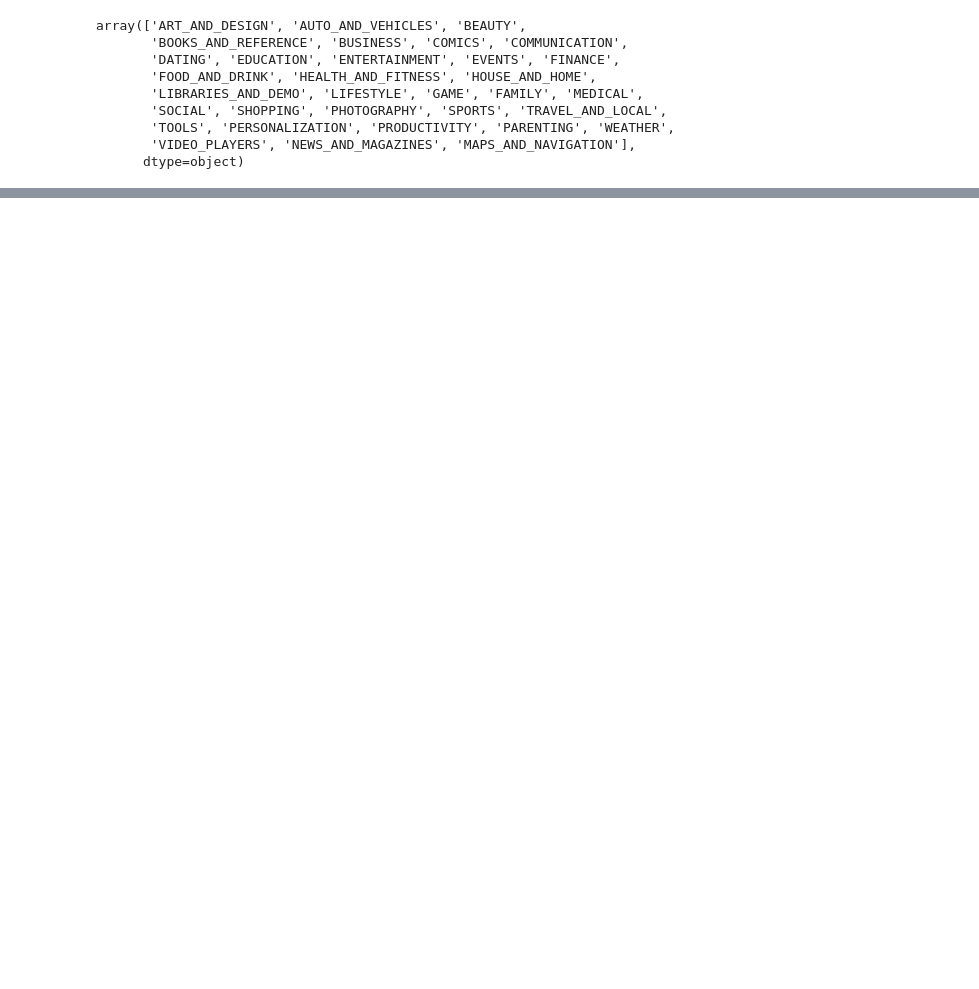
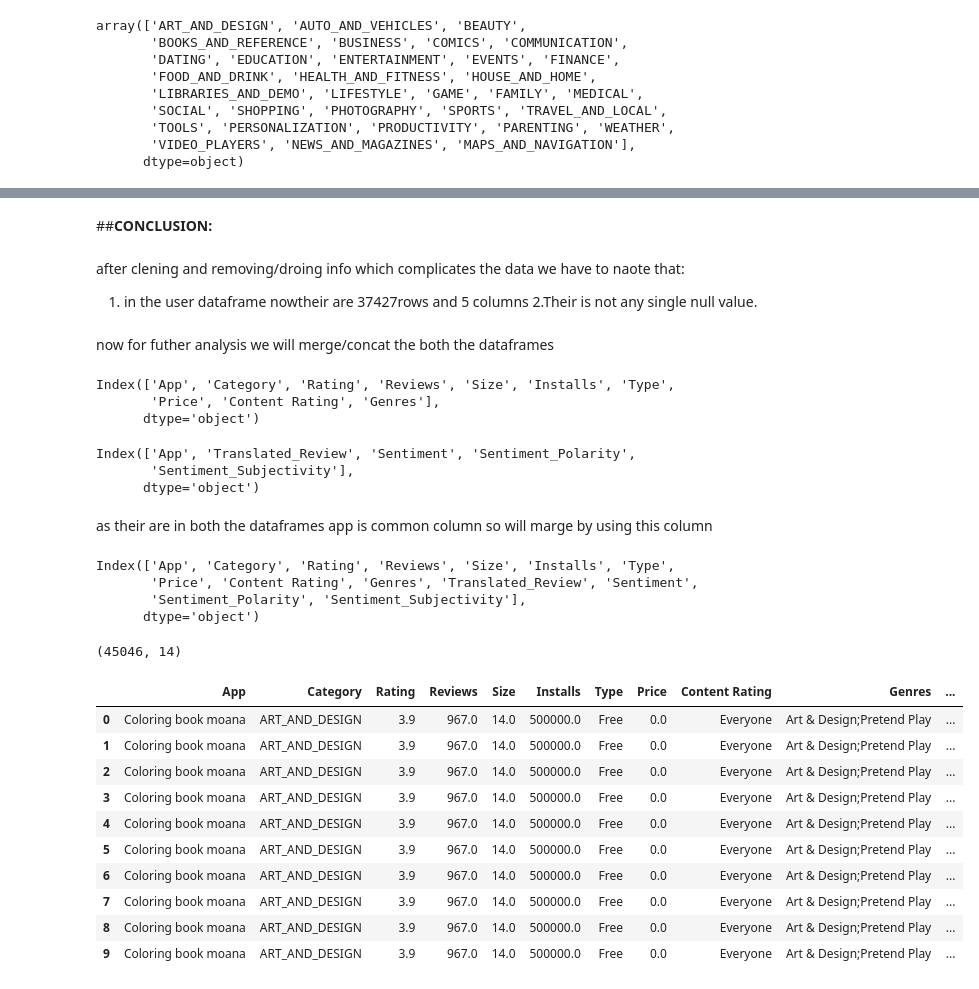
Before and after one commit to PatilTruptiU/EDA-PROJECT---Play-store-Analysis-, a Jupyter notebook: play_store_data_and_user_reviews_analysis_EDA_.ipynb, the cells around one changed output, grey strips where cells are left out. Saved outputs shown, nothing was run; the diff lists cells and outputs as text; code cells hidden in the pictures; blank space fills up the shorter version.

```diff
--- a/play_store_data_and_user_reviews_analysis_EDA_.ipynb
+++ b/play_store_data_and_user_reviews_analysis_EDA_.ipynb
@@ -405,0 +421,2 @@ p_df['Reviews']=p_df['Reviews'].apply(change_int)
+# %%
+u_df2 = user_review_df
@@ -405,0 +527,23 @@ p_df['Reviews']=p_df['Reviews'].apply(change_int)
+# %% [markdown]
+##**CONCLUSION:**
+# %% [markdown]
+after clening and removing/droing info which complicates the data we have to naote that:
+
+  1. in the user dataframe nowtheir are 37427rows and 5 columns
+  2.Their is not any single null value.
+# %% [markdown]
+now for futher analysis we will merge/concat the both the dataframes
+# %%
+p_df.columns
+# %% [output]
+Index(['App', 'Category', 'Rating', 'Reviews', 'Size', 'Installs', 'Type',
+       'Price', 'Content Rating', 'Genres'],
+      dtype='object')
+# %%
+u_df.columns
+# %% [output]
+Index(['App', 'Translated_Review', 'Sentiment', 'Sentiment_Polarity',
+       'Sentiment_Subjectivity'],
+      dtype='object')
+# %% [markdown]
+as their are in both the dataframes app is common column so will marge by using this column
@@ -405,0 +552,25 @@ p_df['Reviews']=p_df['Reviews'].apply(change_int)
+# %%
+df.columns
+# %% [output]
+Index(['App', 'Category', 'Rating', 'Reviews', 'Size', 'Installs', 'Type',
+       'Price', 'Content Rating', 'Genres', 'Translated_Review', 'Sentiment',
+       'Sentiment_Polarity', 'Sentiment_Subjectivity'],
+      dtype='object')
+# %%
+df.shape
+# %% [output]
+(45046, 14)
+# %%
+df.head(10)
+# %% [output]
+|  | App | Category | Rating | Reviews | Size | Installs | Type | Price | Content Rating | Genres | ... |
+| 0 | Coloring book moana | ART_AND_DESIGN | 3.9 | 967.0 | 14.0 | 500000.0 | Free | 0.0 | Everyone | Art & Design;Pretend Play | ... |
+| 1 | Coloring book moana | ART_AND_DESIGN | 3.9 | 967.0 | 14.0 | 500000.0 | Free | 0.0 | Everyone | Art & Design;Pretend Play | ... |
+| 2 | Coloring book moana | ART_AND_DESIGN | 3.9 | 967.0 | 14.0 | 500000.0 | Free | 0.0 | Everyone | Art & Design;Pretend Play | ... |
+| 3 | Coloring book moana | ART_AND_DESIGN | 3.9 | 967.0 | 14.0 | 500000.0 | Free | 0.0 | Everyone | Art & Design;Pretend Play | ... |
+| 4 | Coloring book moana | ART_AND_DESIGN | 3.9 | 967.0 | 14.0 | 500000.0 | Free | 0.0 | Everyone | Art & Design;Pretend Play | ... |
+| 5 | Coloring book moana | ART_AND_DESIGN | 3.9 | 967.0 | 14.0 | 500000.0 | Free | 0.0 | Everyone | Art & Design;Pretend Play | ... |
+| 6 | Coloring book moana | ART_AND_DESIGN | 3.9 | 967.0 | 14.0 | 500000.0 | Free | 0.0 | Everyone | Art & Design;Pretend Play | ... |
+| 7 | Coloring book moana | ART_AND_DESIGN | 3.9 | 967.0 | 14.0 | 500000.0 | Free | 0.0 | Everyone | Art & Design;Pretend Play | ... |
+| 8 | Coloring book moana | ART_AND_DESIGN | 3.9 | 967.0 | 14.0 | 500000.0 | Free | 0.0 | Everyone | Art & Design;Pretend Play | ... |
+| 9 | Coloring book moana | ART_AND_DESIGN | 3.9 | 967.0 | 14.0 | 500000.0 | Free | 0.0 | Everyone | Art & Design;Pretend Play | ... |
```
Also changed, not shown: parts of 45 cells of this notebook.
